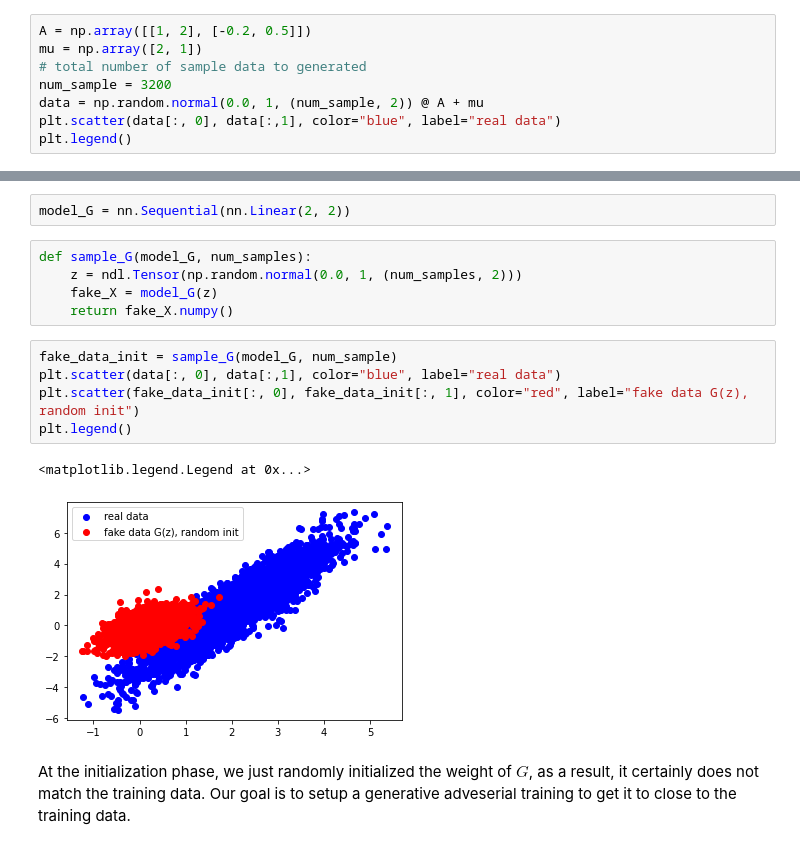
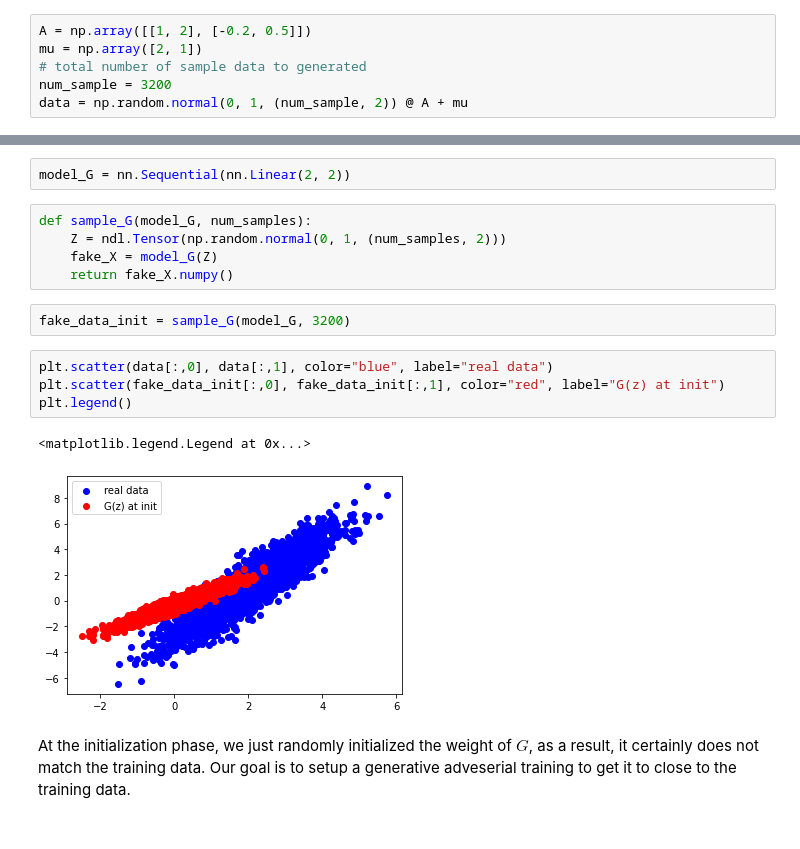
Before and after one commit to dlsys10714/notebooks, a Jupyter notebook: 22_generative_adversarial_networks_implementation.ipynb, the cells around one changed output, grey strips where cells are left out. Cells and saved outputs as stored; diff of their text form.

```diff
--- a/22_generative_adversarial_networks_implementation.ipynb
+++ b/22_generative_adversarial_networks_implementation.ipynb
@@ -86,6 +84,4 @@ A = np.array([[1, 2], [-0.2, 0.5]])
 mu = np.array([2, 1])
 # total number of sample data to generated
 num_sample = 3200
-data = np.random.normal(0.0, 1, (num_sample, 2)) @ A + mu
-plt.scatter(data[:, 0], data[:,1], color="blue", label="real data")
-plt.legend()
+data = np.random.normal(0, 1, (num_sample, 2)) @ A + mu
@@ -102,17 +101,18 @@ Now we are ready to build our generator network G, to keep things simple, we mak
 model_G = nn.Sequential(nn.Linear(2, 2))
 # %%
 def sample_G(model_G, num_samples):
-    z = ndl.Tensor(np.random.normal(0.0, 1, (num_samples, 2)))
-    fake_X = model_G(z)
+    Z = ndl.Tensor(np.random.normal(0, 1, (num_samples, 2)))
+    fake_X = model_G(Z)
     return fake_X.numpy()
+# %%
+fake_data_init = sample_G(model_G, 3200)
 # %%
-fake_data_init = sample_G(model_G, num_sample)
-plt.scatter(data[:, 0], data[:,1], color="blue", label="real data")
-plt.scatter(fake_data_init[:, 0], fake_data_init[:, 1], color="red", label="fake data G(z), random init")
+plt.scatter(data[:,0], data[:,1], color="blue", label="real data")
+plt.scatter(fake_data_init[:,0], fake_data_init[:,1], color="red", label="G(z) at init")
 plt.legend()
 # %% [output]
 <matplotlib.legend.Legend at 0x...>
-[figure, old version]
+[figure, new version]
 # %% [markdown]
 At the initialization phase, we just randomly initialized the weight of $G$, as a result, it certainly does not match the training data. Our goal is to setup a generative adveserial training to get it to close to the training data.
 # %% [markdown]
```
Also changed, not shown: parts of 21 cells of this notebook.
